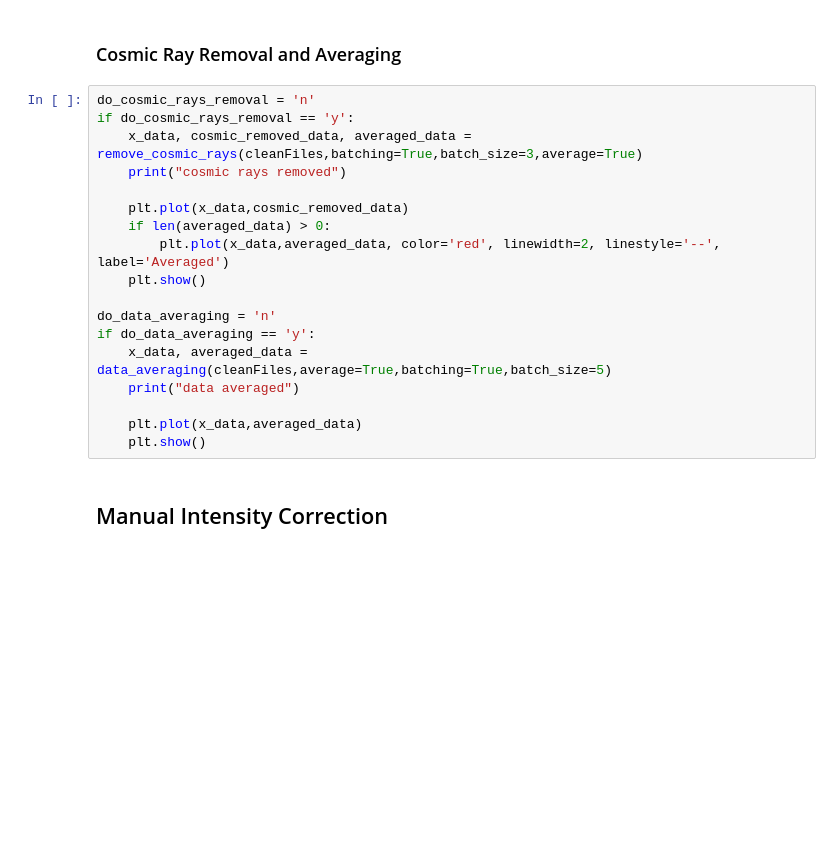
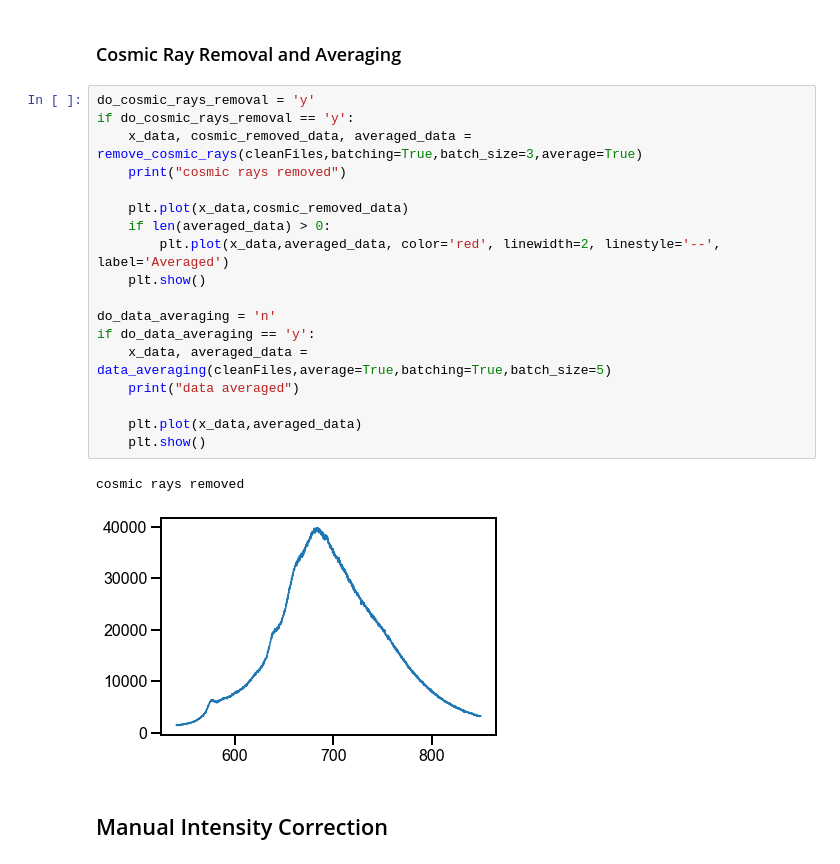
Before and after one commit to professorchaman/Data_Analysis, a Jupyter notebook: General Plotting and Data Analysis.ipynb, the cells around one changed output. Cells and saved outputs as stored; diff of their text form; blank space fills up the shorter version.

```diff
--- a/General Plotting and Data Analysis.ipynb
+++ b/General Plotting and Data Analysis.ipynb
@@ -79,23 +79,26 @@ SelectFilesButton(description='Select File', icon='square-o', style=ButtonStyle(
 # %% [markdown]
 ### Cosmic Ray Removal and Averaging
 # %%
-do_cosmic_rays_removal = 'n'
+do_cosmic_rays_removal = 'y'
 if do_cosmic_rays_removal == 'y':
     x_data, cosmic_removed_data, averaged_data = remove_cosmic_rays(cleanFiles,batching=True,batch_size=3,average=True)
     print("cosmic rays removed")
 
     plt.plot(x_data,cosmic_removed_data)
     if len(averaged_data) > 0:
         plt.plot(x_data,averaged_data, color='red', linewidth=2, linestyle='--', label='Averaged')
     plt.show()
 
 do_data_averaging = 'n'
 if do_data_averaging == 'y':
     x_data, averaged_data = data_averaging(cleanFiles,average=True,batching=True,batch_size=5)
     print("data averaged")
 
     plt.plot(x_data,averaged_data)
     plt.show()
+# %% [output]
+cosmic rays removed
+[figure, added]
 # %% [markdown]
 ## Manual Intensity Correction
 # %%
```
Also changed, not shown: parts of 3 cells of this notebook.
